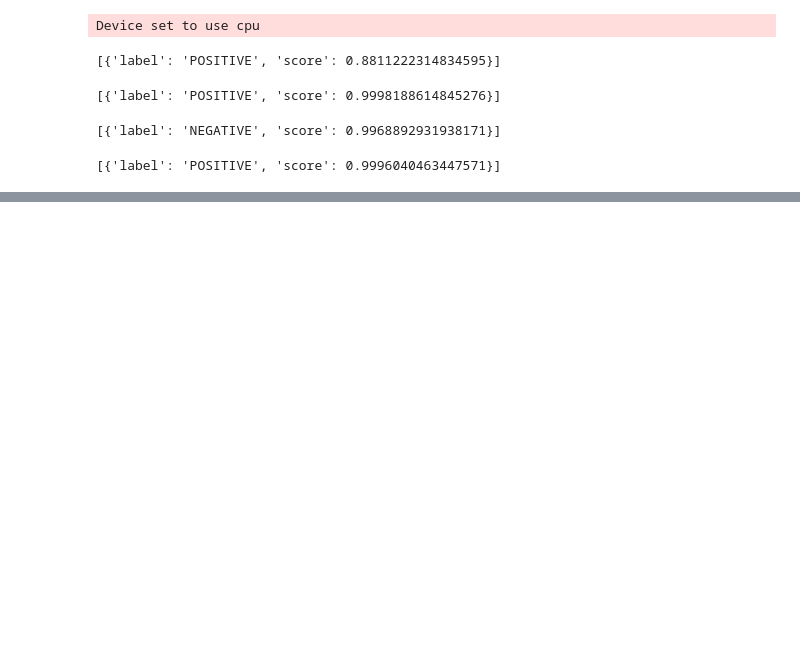
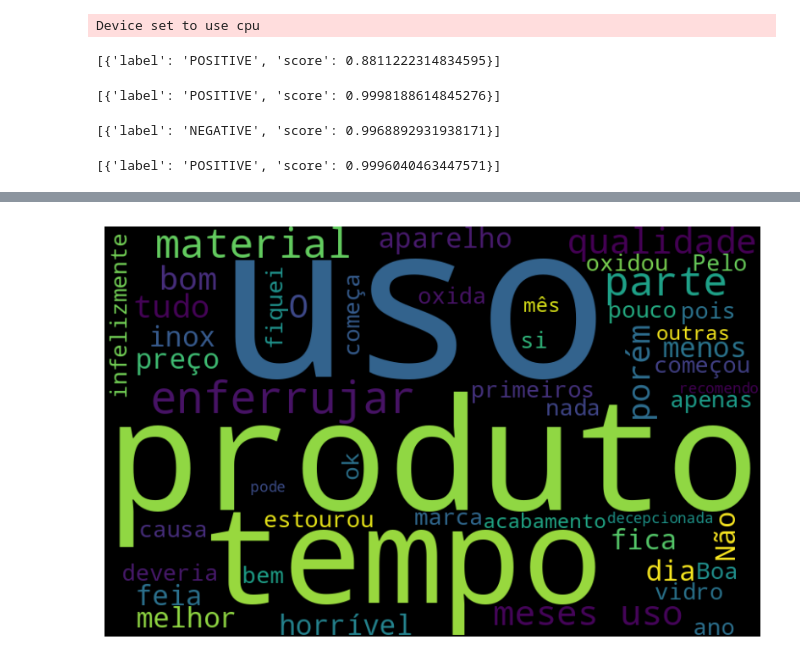
Before and after one commit to MarcosRMG/deep_learning, a Jupyter notebook: notebooks/hugging_face.ipynb, the cells around one changed output, grey strips where cells are left out. Drawn from its saved outputs; the diff is of its cells as text; code cells hidden in the pictures; blank space fills up the shorter version.

```diff
--- a/notebooks/hugging_face.ipynb
+++ b/notebooks/hugging_face.ipynb
@@ -26,0 +138,4 @@ setment_classification_en('Above my expectations!')
+# %%
+word_cloud_plot(df_review, 'Resenha', 'NEG')
+# %% [output]
+[figure, added]
```
Also changed, not shown: parts of 22 cells of this notebook.
